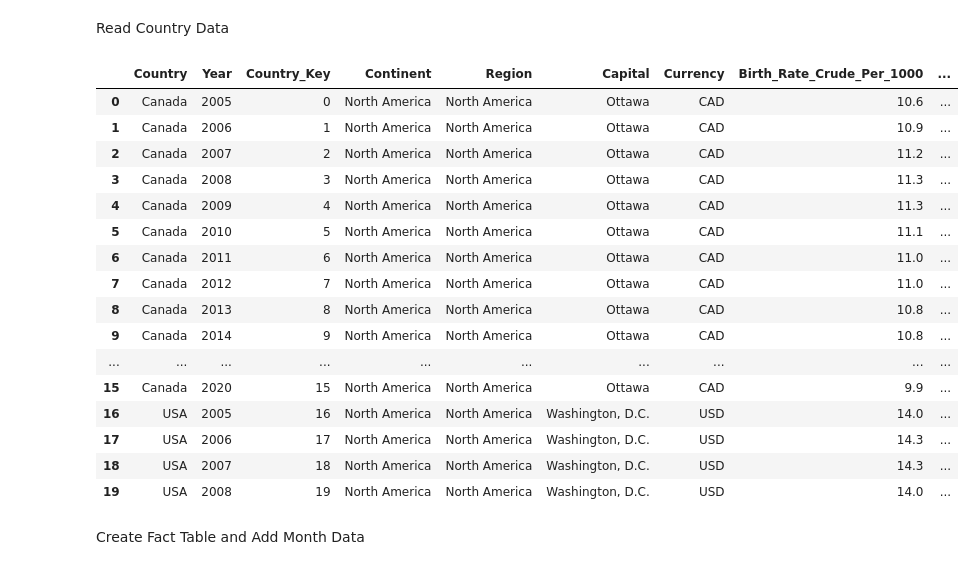
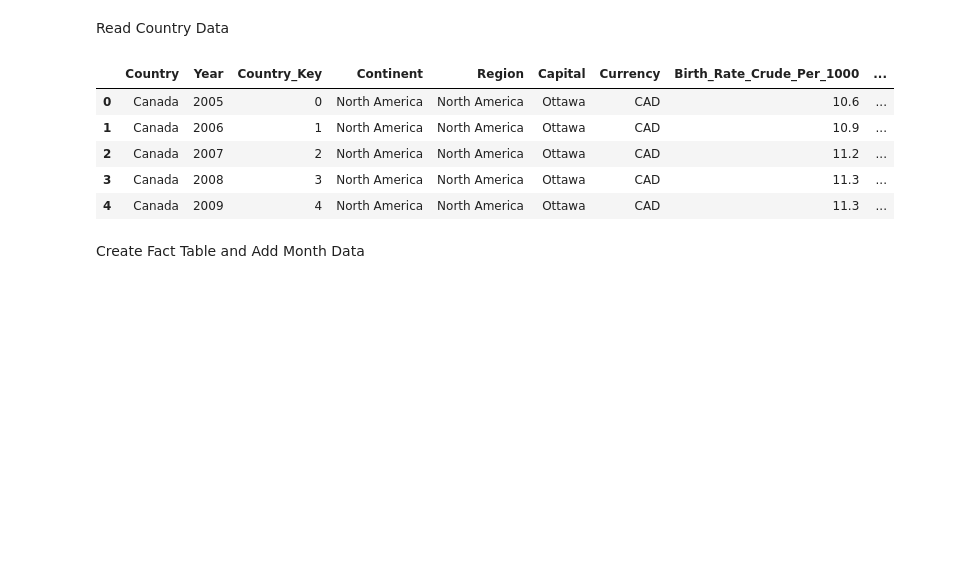
Before and after one commit to ajay-mundi/HealthDataMart, a Jupyter notebook: Data Staging/Fact_Table.ipynb, the cells around one changed output. Saved outputs shown, nothing was run; the diff lists cells and outputs as text; code cells hidden in the pictures; blank space fills up the shorter version.

```diff
--- a/Data Staging/Fact_Table.ipynb
+++ b/Data Staging/Fact_Table.ipynb
@@ -16,25 +16,14 @@ warnings.filterwarnings("ignore")
 Read Country Data
 # %%
 country_data_processed = pd.read_csv("Country_Processed_Table.csv")#read input data
-country_data_processed.head(20)
+country_data_processed.head()
 # %% [output]
 |  | Country | Year | Country_Key | Continent | Region | Capital | Currency | Birth_Rate_Crude_Per_1000 | ... |
 | 0 | Canada | 2005 | 0 | North America | North America | Ottawa | CAD | 10.6 | ... |
 | 1 | Canada | 2006 | 1 | North America | North America | Ottawa | CAD | 10.9 | ... |
 | 2 | Canada | 2007 | 2 | North America | North America | Ottawa | CAD | 11.2 | ... |
 | 3 | Canada | 2008 | 3 | North America | North America | Ottawa | CAD | 11.3 | ... |
 | 4 | Canada | 2009 | 4 | North America | North America | Ottawa | CAD | 11.3 | ... |
-| 5 | Canada | 2010 | 5 | North America | North America | Ottawa | CAD | 11.1 | ... |
-| 6 | Canada | 2011 | 6 | North America | North America | Ottawa | CAD | 11.0 | ... |
-| 7 | Canada | 2012 | 7 | North America | North America | Ottawa | CAD | 11.0 | ... |
-| 8 | Canada | 2013 | 8 | North America | North America | Ottawa | CAD | 10.8 | ... |
-| 9 | Canada | 2014 | 9 | North America | North America | Ottawa | CAD | 10.8 | ... |
-| ... | ... | ... | ... | ... | ... | ... | ... | ... | ... |
-| 15 | Canada | 2020 | 15 | North America | North America | Ottawa | CAD | 9.9 | ... |
-| 16 | USA | 2005 | 16 | North America | North America | Washington, D.C. | USD | 14.0 | ... |
-| 17 | USA | 2006 | 17 | North America | North America | Washington, D.C. | USD | 14.3 | ... |
-| 18 | USA | 2007 | 18 | North America | North America | Washington, D.C. | USD | 14.3 | ... |
-| 19 | USA | 2008 | 19 | North America | North America | Washington, D.C. | USD | 14.0 | ... |
 # %% [markdown]
 Create Fact Table and Add Month Data
 # %%
```
Also changed, not shown: parts of 11 cells of this notebook, 11 other files.
